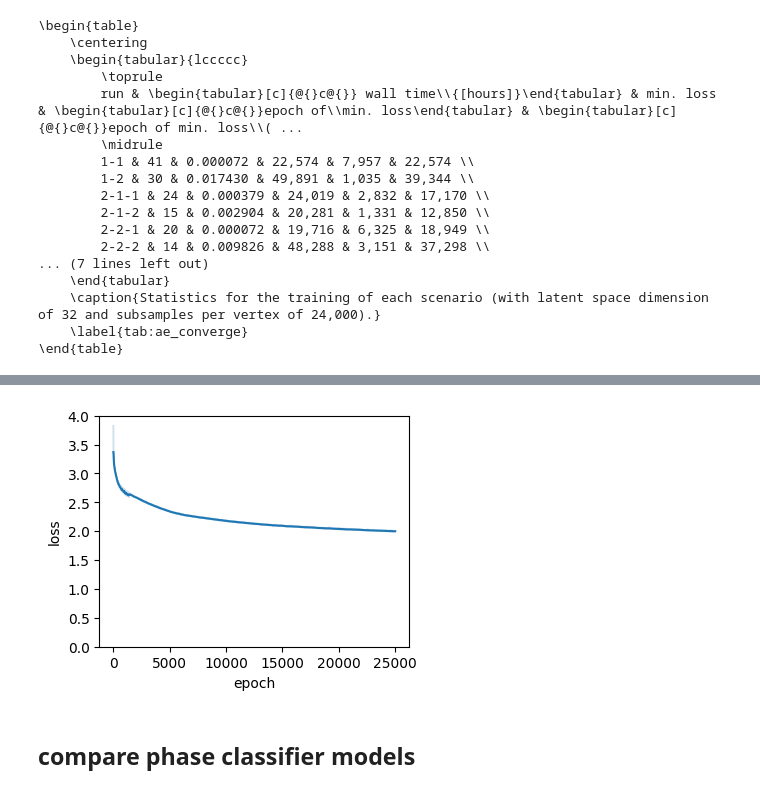
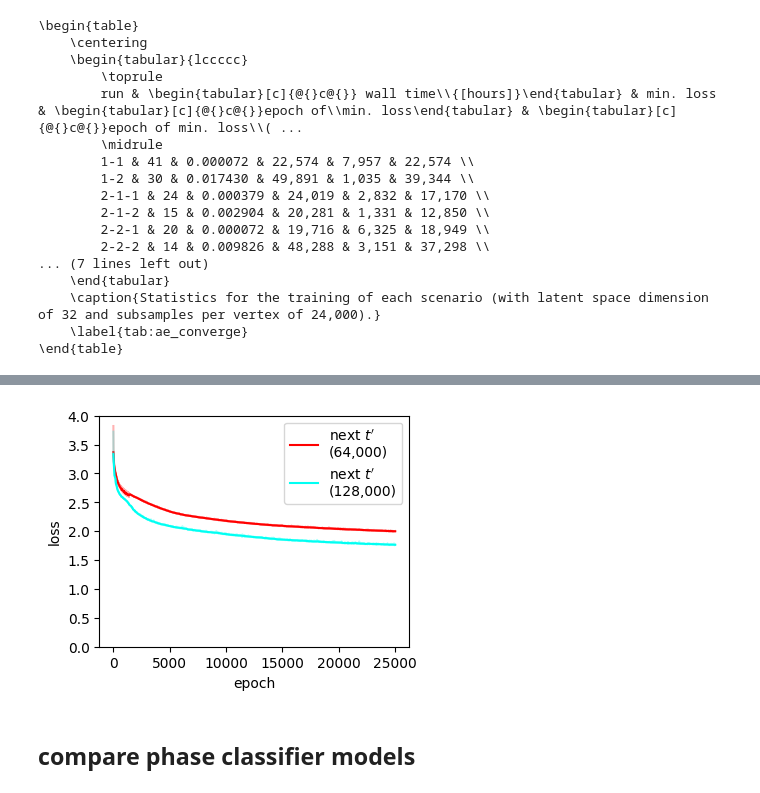
Before and after one commit to DanielSpringer/PhysML, a Jupyter notebook: notebooks/vertex/plot_results.ipynb, the cells around one changed output, grey strips where cells are left out. Drawn from its saved outputs; the diff is of its cells as text; code cells hidden in the pictures.

```diff
--- a/notebooks/vertex/plot_results.ipynb
+++ b/notebooks/vertex/plot_results.ipynb
@@ -553,17 +569,9 @@ verteval.plot_loss_progress(tensorboard_data.dropna(), y_maxs=(0.03, 0.1, 0.05,
-# %%
-# next vertex prediction
-import matplotlib.pyplot as plt
-data = tensorboard_data[tensorboard_data['run'] == '2_1_1_step'].sort_values(by=['run', 'ld', 's', 'seed'])
-fig, ax = plt.subplots(figsize=(4,3))
-ax.plot(data['epoch'], verteval.gaussian_filter1d(data['value'], 4), color=vis.COLORS[2])
-ax.plot(data['epoch'], data['value'], color=vis.COLORS[2], alpha=0.2)
-ax.set_xlabel('epoch')
-ax.set_ylabel('loss')
-ax.set_ylim((0., 4.))
-plt.savefig(plot_dir / f'ae_converge_step.png', bbox_inches='tight', dpi=300)
-plt.show()
-# %% [output]
-[figure, removed]
+# %%
+# next vertex prediction
+plot_data = tensorboard_data[tensorboard_data['run'] == '2_1_1_step']
+verteval._create_loss_plot(plot_data, 'run', y_max = 4., labels=['2_1_1_step_64', '2_1_1_step_128'], plot_dir=plot_dir, plot_name=f'ae_converge_step.png')
+# %% [output]
+[figure, added]
 # %% [markdown]
 ## compare phase classifier models
 # %%
```
Also changed, not shown: parts of 12 cells of this notebook, 56 other files.
